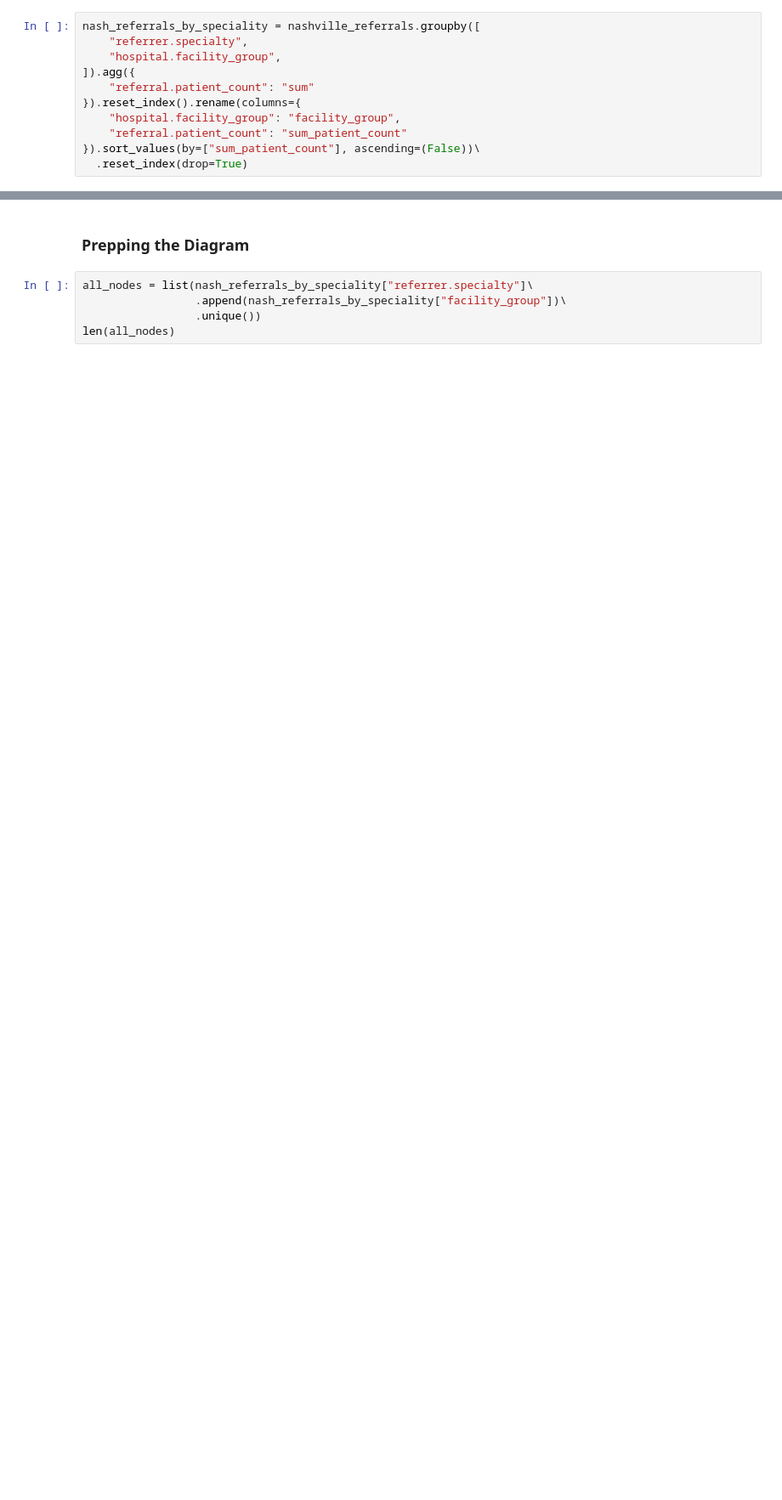
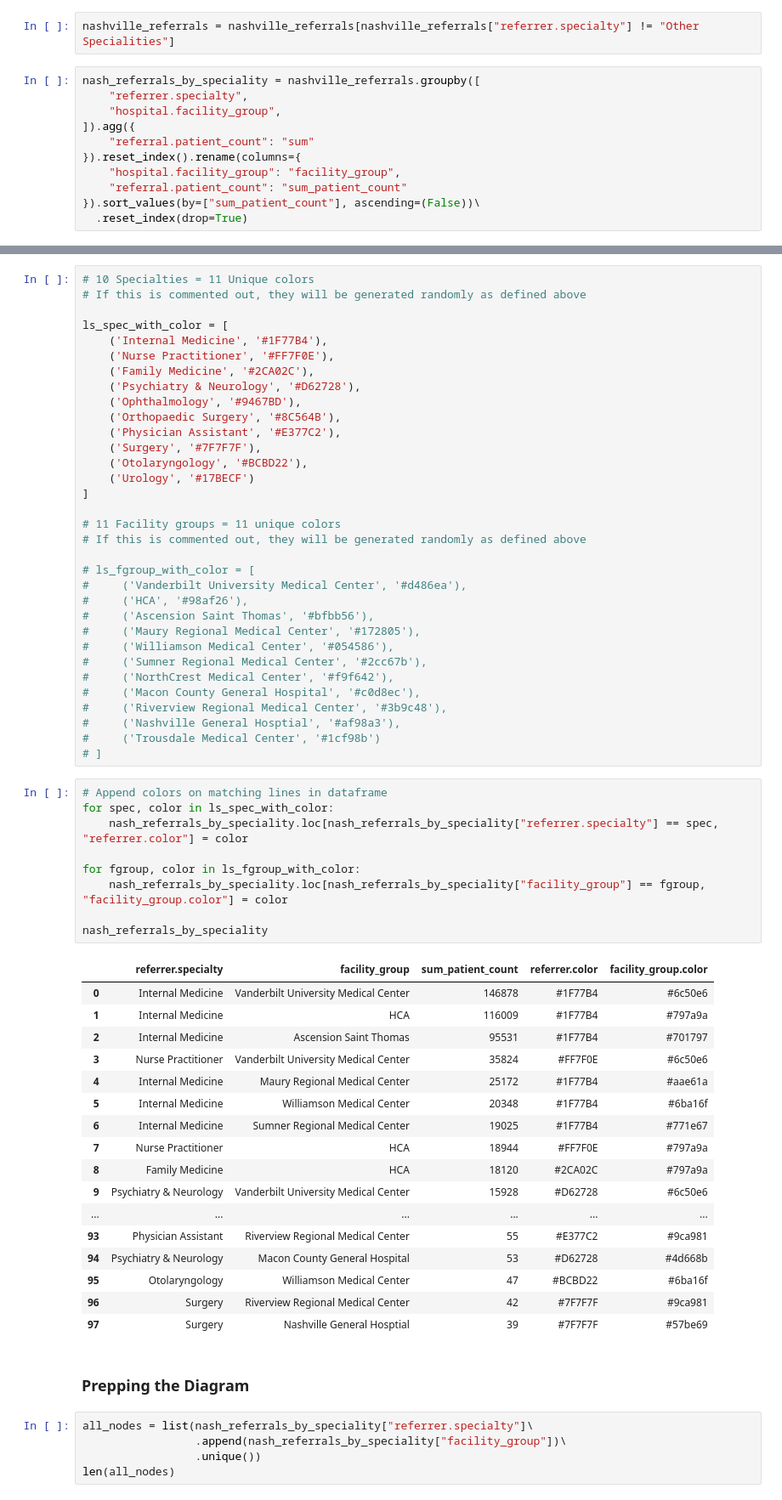
Before and after one commit to maevadevs/Hcbb-Hop-Team, a Jupyter notebook: notebooks-group-reviews/maeva-08-focusing-on-sankey-graph.ipynb, the cells around one changed output, grey strips where cells are left out. Shown at 85% size. Saved outputs shown, nothing was run; the diff lists cells and outputs as text; blank space fills up the shorter version.

Commit message:
Add colors to Sankey Diagrams

```diff
--- a/notebooks-group-reviews/maeva-08-focusing-on-sankey-graph.ipynb
+++ b/notebooks-group-reviews/maeva-08-focusing-on-sankey-graph.ipynb
@@ -427,3 +437,5 @@ Comment-out if you want to keep everything
+# %%
+nashville_referrals = nashville_referrals[nashville_referrals["referrer.specialty"] != "Other Specialities"]
 # %%
 nash_referrals_by_speciality = nashville_referrals.groupby([
     "referrer.specialty",
@@ -438,3 +479,63 @@ nash_referrals_by_speciality = nashville_referrals.groupby([
+# %%
+# 10 Specialties = 11 Unique colors
+# If this is commented out, they will be generated randomly as defined above
+
+ls_spec_with_color = [
+    ('Internal Medicine', '#1F77B4'),
+    ('Nurse Practitioner', '#FF7F0E'),
+    ('Family Medicine', '#2CA02C'),
+    ('Psychiatry & Neurology', '#D62728'),
+    ('Ophthalmology', '#9467BD'),
+    ('Orthopaedic Surgery', '#8C564B'),
+    ('Physician Assistant', '#E377C2'),
+    ('Surgery', '#7F7F7F'),
+    ('Otolaryngology', '#BCBD22'),
+    ('Urology', '#17BECF')
+]
+
+# 11 Facility groups = 11 unique colors
+# If this is commented out, they will be generated randomly as defined above
+
+# ls_fgroup_with_color = [
+#     ('Vanderbilt University Medical Center', '#d486ea'),
+#     ('HCA', '#98af26'),
+#     ('Ascension Saint Thomas', '#bfbb56'),
+#     ('Maury Regional Medical Center', '#172805'),
+#     ('Williamson Medical Center', '#054586'),
+#     ('Sumner Regional Medical Center', '#2cc67b'),
+#     ('NorthCrest Medical Center', '#f9f642'),
+#     ('Macon County General Hospital', '#c0d8ec'),
+#     ('Riverview Regional Medical Center', '#3b9c48'),
+#     ('Nashville General Hosptial', '#af98a3'),
+#     ('Trousdale Medical Center', '#1cf98b')
+# ]
+# %%
+# Append colors on matching lines in dataframe
+for spec, color in ls_spec_with_color:
+    nash_referrals_by_speciality.loc[nash_referrals_by_speciality["referrer.specialty"] == spec, "referrer.color"] = color
+
+for fgroup, color in ls_fgroup_with_color:
+    nash_referrals_by_speciality.loc[nash_referrals_by_speciality["facility_group"] == fgroup, "facility_group.color"] = color
+
+nash_referrals_by_speciality
+# %% [output]
+|  | referrer.specialty | facility_group | sum_patient_count | referrer.color | facility_group.color |
+| 0 | Internal Medicine | Vanderbilt University Medical Center | 146878 | #1F77B4 | #6c50e6 |
+| 1 | Internal Medicine | HCA | 116009 | #1F77B4 | #797a9a |
+| 2 | Internal Medicine | Ascension Saint Thomas | 95531 | #1F77B4 | #701797 |
+| 3 | Nurse Practitioner | Vanderbilt University Medical Center | 35824 | #FF7F0E | #6c50e6 |
+| 4 | Internal Medicine | Maury Regional Medical Center | 25172 | #1F77B4 | #aae61a |
+| 5 | Internal Medicine | Williamson Medical Center | 20348 | #1F77B4 | #6ba16f |
+| 6 | Internal Medicine | Sumner Regional Medical Center | 19025 | #1F77B4 | #771e67 |
+| 7 | Nurse Practitioner | HCA | 18944 | #FF7F0E | #797a9a |
+| 8 | Family Medicine | HCA | 18120 | #2CA02C | #797a9a |
+| 9 | Psychiatry & Neurology | Vanderbilt University Medical Center | 15928 | #D62728 | #6c50e6 |
+| ... | ... | ... | ... | ... | ... |
+| 93 | Physician Assistant | Riverview Regional Medical Center | 55 | #E377C2 | #9ca981 |
+| 94 | Psychiatry & Neurology | Macon County General Hospital | 53 | #D62728 | #4d668b |
+| 95 | Otolaryngology | Williamson Medical Center | 47 | #BCBD22 | #6ba16f |
+| 96 | Surgery | Riverview Regional Medical Center | 42 | #7F7F7F | #9ca981 |
+| 97 | Surgery | Nashville General Hosptial | 39 | #7F7F7F | #57be69 |
 # %% [markdown]
 ### Prepping the Diagram
 # %%
```
Also changed, not shown: parts of 30 cells of this notebook, 7 other files.
